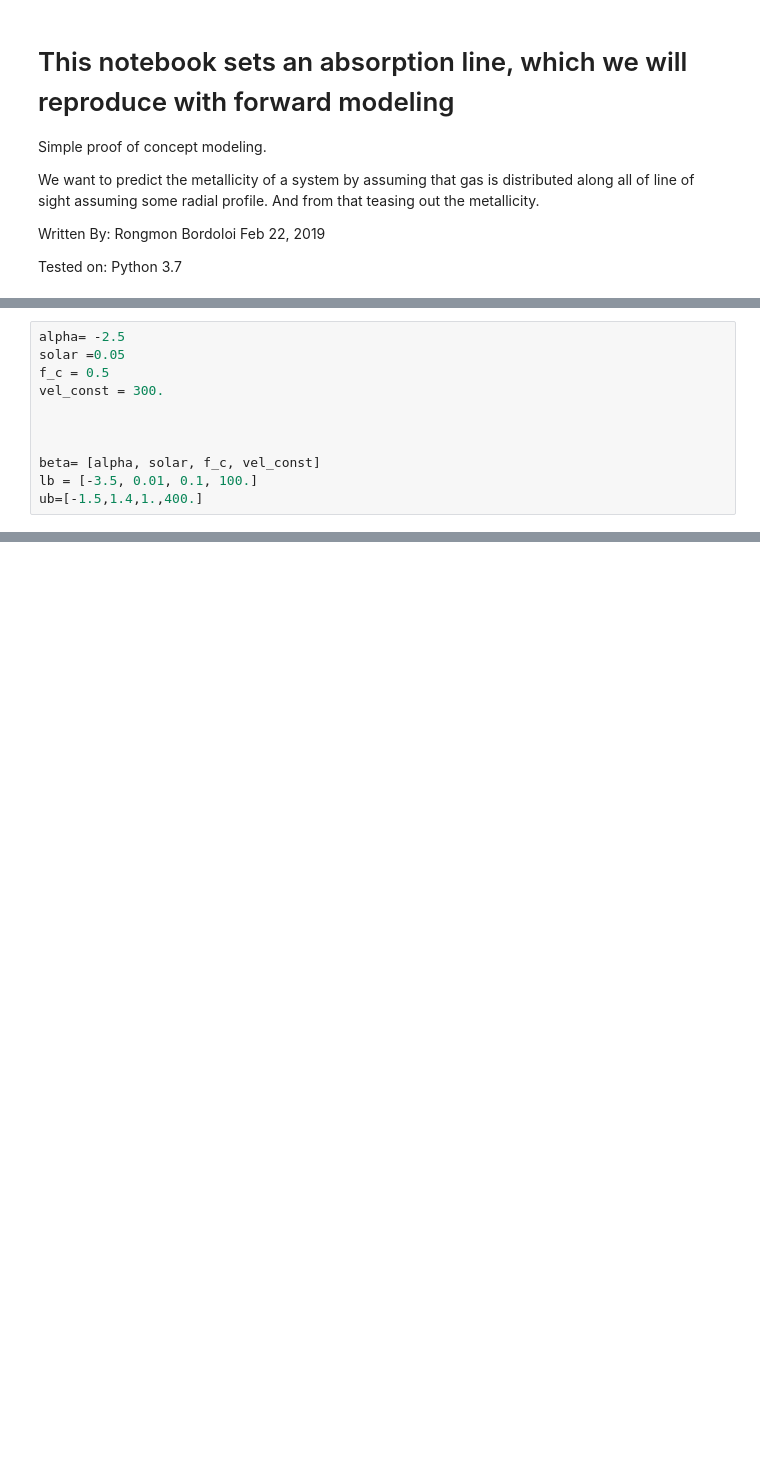
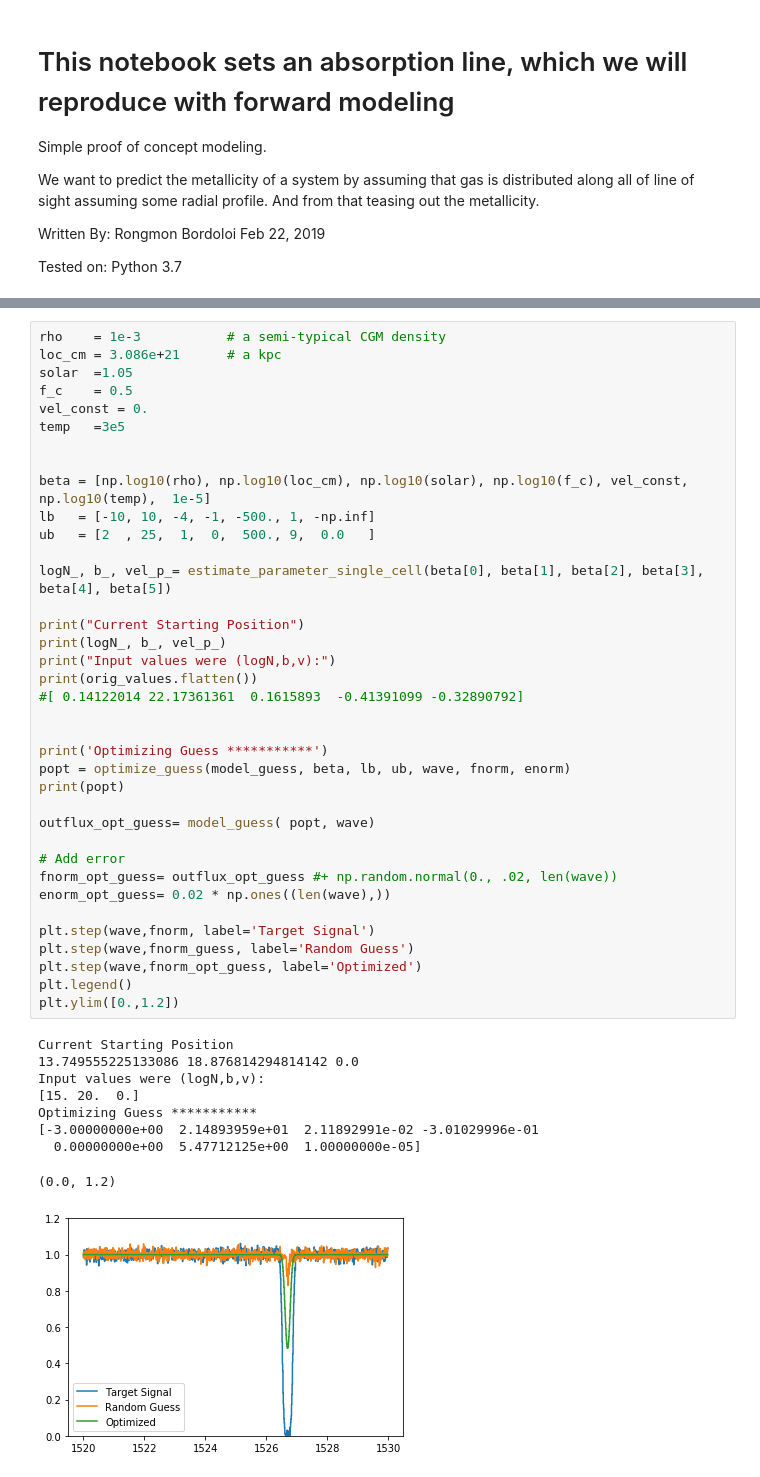
Before and after one commit to rongmon/rbvfit, a Jupyter notebook: src/rbvfit/Set_up_MCMC_problem.ipynb, the cells around one changed output, grey strips where cells are left out. Cells and saved outputs as stored; diff of their text form; blank space fills up the shorter version.

```diff
--- a/src/rbvfit/Set_up_MCMC_problem.ipynb
+++ b/src/rbvfit/Set_up_MCMC_problem.ipynb
@@ -266,11 +11,0 @@ def optimize_guess(model, theta, lb, ub, x, y, yerr):
-# %%
-alpha= -2.5
-solar =0.05
-f_c = 0.5
-vel_const = 300.
-
-
-
-beta= [alpha, solar, f_c, vel_const]
-lb = [-3.5, 0.01, 0.1, 100.]
-ub=[-1.5,1.4,1.,400.]
@@ -379,0 +172,47 @@ plt.plot(wave,best_fit,color='r',linewidth=1)
+# %%
+rho    = 1e-3           # a semi-typical CGM density
+loc_cm = 3.086e+21      # a kpc
+solar  =1.05
+f_c    = 0.5
+vel_const = 0.
+temp   =3e5
+
+
+beta = [np.log10(rho), np.log10(loc_cm), np.log10(solar), np.log10(f_c), vel_const, np.log10(temp),  1e-5]
+lb   = [-10, 10, -4, -1, -500., 1, -np.inf]
+ub   = [2  , 25,  1,  0,  500., 9,  0.0   ]
+
+logN_, b_, vel_p_= estimate_parameter_single_cell(beta[0], beta[1], beta[2], beta[3], beta[4], beta[5])
+
+print("Current Starting Position")
+print(logN_, b_, vel_p_)
+print("Input values were (logN,b,v):")
+print(orig_values.flatten())
+#[ 0.14122014 22.17361361  0.1615893  -0.41391099 -0.32890792]
+
+
+print('Optimizing Guess ***********')
+popt = optimize_guess(model_guess, beta, lb, ub, wave, fnorm, enorm)
+print(popt)
+
+outflux_opt_guess= model_guess( popt, wave)
+
+# Add error
+fnorm_opt_guess= outflux_opt_guess #+ np.random.normal(0., .02, len(wave))
+enorm_opt_guess= 0.02 * np.ones((len(wave),))
+
+plt.step(wave,fnorm, label='Target Signal')
+plt.step(wave,fnorm_guess, label='Random Guess')
+plt.step(wave,fnorm_opt_guess, label='Optimized')
+plt.legend()
+plt.ylim([0.,1.2])
+# %% [output]
+Current Starting Position
+13.749555225133086 18.876814294814142 0.0
+Input values were (logN,b,v):
+[15. 20.  0.]
+Optimizing Guess ***********
+[-3.00000000e+00  2.14893959e+01  2.11892991e-02 -3.01029996e-01
+  0.00000000e+00  5.47712125e+00  1.00000000e-05]
+(0.0, 1.2)
+[figure, added]
```
Also changed, not shown: parts of 51 cells of this notebook.
